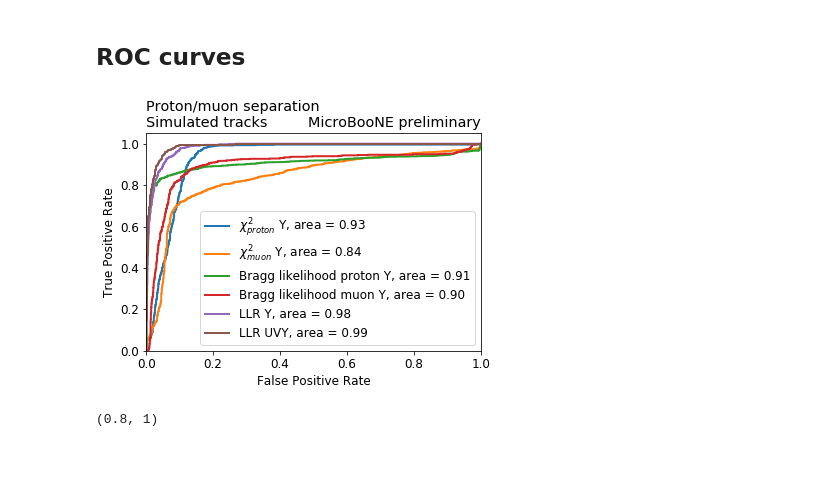
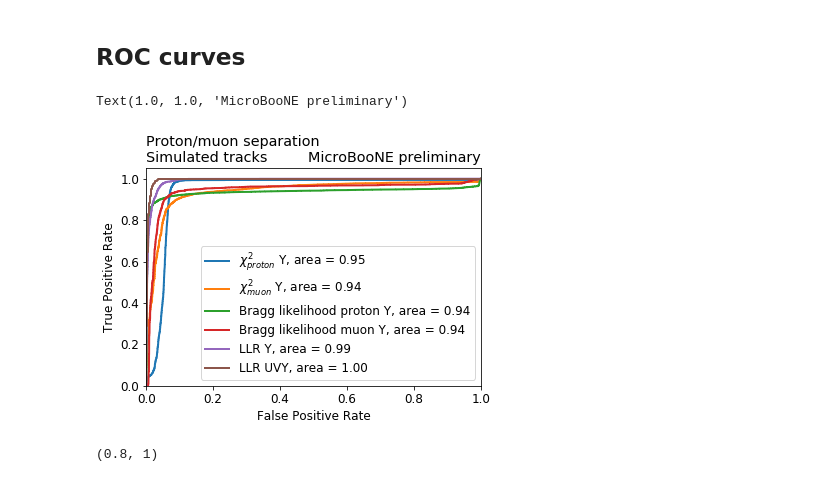
Before and after one commit to nfoppiani/calorimetry_likelihood, a Jupyter notebook: calorimetry_likelihood/calorimetry_likelihood_mc_proton_muon.ipynb, the cells around one changed output. Saved outputs shown, nothing was run; the diff lists cells and outputs as text; code cells hidden in the pictures.

Commit message:
update calo_likelihood and statistics code

```diff
--- a/calorimetry_likelihood/calorimetry_likelihood_mc_proton_muon.ipynb
+++ b/calorimetry_likelihood/calorimetry_likelihood_mc_proton_muon.ipynb
@@ -146,13 +149,21 @@ def selection_for_train(array):
            (array['backtracked_purity'] > 0.9) &\
            (array['start_is_fiducial']) &\
            (array['end_is_fiducial']) &\
-           (array['end_scintillation']) &\
+           (array['non_inelastic']) &\
            (array['trk_daughters']==0) &\
            (array['shr_daughters']==0) &\
            ((abs(array['backtracked_pdg']) == 13) | (abs(array['backtracked_pdg']) == 2212))
+
+def selection_planes(array):
+    aux = []
+    for plane in ['_u', '_v', '_y']:
+        aux.append((array['rr'+plane].max() != array['rr'+plane]) & (array['rr'+plane].min() != array['rr'+plane]))
+    return aux
 # %%
 selection_train = selection_for_train(array_train)
+selection_train_planes = selection_planes(array_train)
 selection_test = selection_for_train(array_test)
+selection_test_planes = selection_planes(array_test)
 
 muon_train = (abs(array_train['backtracked_pdg']) == 13)
 proton_train = (abs(array_train['backtracked_pdg']) == 2212)
@@ -161,11 +172,11 @@ muon_test = (abs(array_test['backtracked_pdg']) == 13)
 proton_test = (abs(array_test['backtracked_pdg']) == 2212)
 # %%
 parameters_names = ['rr', 'pitch']
-parameters_bin_edges = [[0., 2, 4, 7, 10, 15, 20, 30, 50, 100, 150, 200, 2000, np.inf],
-                  [.0, 0.6, 1, 1.5, 3, 30, np.inf]]
+parameters_bin_edges = [[0., 2, 4, 7, 10, 15, 20, 30, 50, 100, 300, 2000],
+                  [.0, 0.6, 1, 1.5, 3, 30]]
 
 dedx_var = 'dedx'
-dedx_bins = [0, 0.5, 1, 1.5, 2, 2.5, 3, 3.5, 4, 4.5, 5, 5.5, 6, 6.5, 7, 7.5, 8, 9, 10, 12, 15, 20, 30, 50, np.inf]
+dedx_bins = [0, 0.5, 1, 1.5, 2, 2.5, 3, 3.5, 4, 4.5, 5, 5.5, 6, 6.5, 7, 7.5, 8, 9, 10, 12, 15, 20, 25, 30, 35, 40, 45, 50]
 
 parameters = []
 dedx_vars = []
@@ -175,8 +186,8 @@ for plane in ['u', 'v', 'y']:
 
 pdgcode_var = 'backtracked_pdg'
 # %%
-caloLike_train = caloLikelihood(array_train, quality_mask=selection_train)
-caloLike_test = caloLikelihood(array_test, quality_mask=selection_test)
+caloLike_train = caloLikelihood(array_train, quality_mask=selection_train, quality_masks_planes=selection_train_planes)
+caloLike_test = caloLikelihood(array_test, quality_mask=selection_test, quality_masks_planes=selection_test_planes)
 
 caloLike_train.setPdgCodeVar(pdgcode_var)
 caloLike_test.setPdgCodeVar(pdgcode_var)
@@ -291,47 +399,48 @@ plt.savefig(save_folder + 'LLR_uvy_proton_muon.png', dpi=250)
 # %%
 selection = selection_for_test
 
-caloLike_test.rocCurve(variable='trk_pid_chipr',
+caloLike_test.rocCurve(variable='trk_pid_chipr_y',
      pdg_codes=[13, 2212],
      selection_function=selection,
      plot=True,
      variable_label='$\chi^2_{proton}$ Y')
 
-caloLike_test.rocCurve(variable='trk_pid_chimu',
+caloLike_test.rocCurve(variable='trk_pid_chimu_y',
      pdg_codes=[2212, 13],
      selection_function=selection,
      plot=True,
      variable_label='$\chi^2_{muon}$ Y')
 
-caloLike_test.rocCurve(variable='trk_bragg_p',
+caloLike_test.rocCurve(variable='trk_bragg_p_y',
      pdg_codes=[2212, 13],
      selection_function=selection,
      plot=True,
      variable_label='Bragg likelihood proton Y')
 
-caloLike_test.rocCurve(variable='trk_bragg_mu',
+caloLike_test.rocCurve(variable='trk_bragg_mu_y',
      pdg_codes=[13, 2212],
      selection_function=selection,
      plot=True,
      variable_label='Bragg likelihood muon Y')
 
 caloLike_test.rocCurve(variable='log_like_ratio_2',
      pdg_codes=[13, 2212],
      selection_function=selection,
      plot=True,
      variable_label='LLR Y')
 
 caloLike_test.rocCurve(variable='log_like_ratio',
      pdg_codes=[13, 2212],
      selection_function=selection,
      plot=True,
      variable_label='LLR UVY')
 
 plt.title('Proton/muon separation\nSimulated tracks', loc='left')
 plt.title('MicroBooNE preliminary', loc='right')
-plt.savefig(save_folder + 'roc_curves.png', dpi=250)
+# plt.savefig(save_folder + 'roc_curves.png', dpi=250)
 # %% [output]
+Text(1.0, 1.0, 'MicroBooNE preliminary')
-[figure, old version]
+[figure, new version]
 # %%
 def selection(array, bin_range):
     return selection_for_train(array) &\
```
Also changed, not shown: parts of 20 cells of this notebook, 7 other files.
